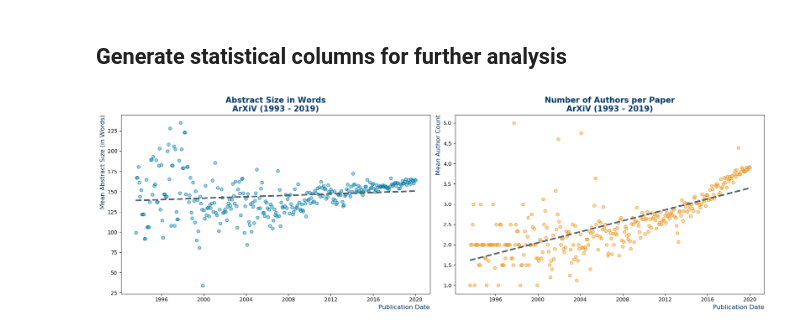
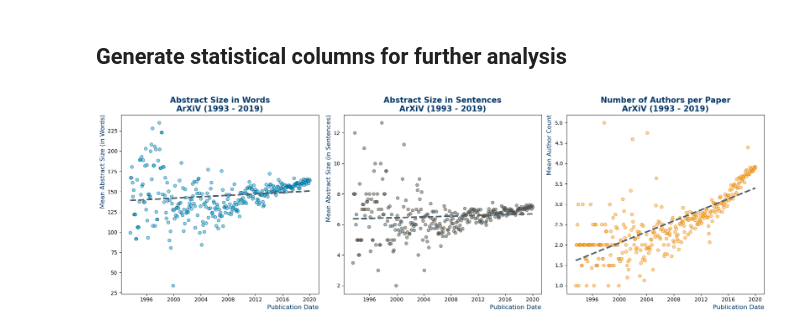
Before and after one commit to cbenge509/arxiv-ai-analysis, a Jupyter notebook: Exploratory Data Analysis.ipynb, the cells around one changed output. Saved outputs shown, nothing was run; the diff lists cells and outputs as text; code cells hidden in the pictures.

```diff
--- a/Exploratory Data Analysis.ipynb
+++ b/Exploratory Data Analysis.ipynb
@@ -290,6 +292,14 @@ del df_categories, df_c
 [figure]
 # %% [markdown]
 ## Generate statistical columns for further analysis
+# %%
+# count the number of sentences per abstract using sentence detection with spaCy
+# this takes a few minutes...
+sp = spacy.load('en_core_web_lg')
+def sentence_count(t):
+    return len(list(sp(t.strip().lower()).sents))
+
+df['abstract_sentence_count'] = df.abstract.apply(lambda x: sentence_count(x))
 # %%
 # capture word count in abstract (separted by spaces)
 df['abstract_word_count'] = df.abstract.apply(lambda x: len(x.strip().split()))
@@ -300,29 +310,41 @@ df['title_word_count'] = df.title.apply(lambda x: len(x.strip().split()))
 # %%
 
 fig = plt.figure(figsize = (18, 6), dpi = 100)
-ax = fig.add_subplot(121)
+ax = fig.add_subplot(131)
 
 abs_data = df.groupby(pd.Grouper(key = 'created', freq = 'M')).abstract_word_count.mean().to_frame().ffill()
 #ax.scatter(list(range(len(abs_data))), abs_data, color = berkeley_palette['berkeley_blue'])
 ax.scatter(abs_data.index, abs_data, color = berkeley_palette['lawrence'], alpha = 0.5, edgecolor = berkeley_palette['berkeley_blue'])
 m, b = np.polyfit(abs_data.index.astype(int), abs_data, 1)
 ax.plot(abs_data.index, m*abs_data.index.astype(int) + b, color = berkeley_palette['pacific'], linestyle = '--',
     alpha = 1, linewidth = 3)
 ax.set_xlabel("Publication Date", fontsize = 12, horizontalalignment = 'right', x = 1.0, color = berkeley_palette['berkeley_blue'])
 ax.set_ylabel("Mean Abstract Size (in Words)", fontsize = 12, horizontalalignment = 'right', y = 1.0, color = berkeley_palette['berkeley_blue'])
 plt.title("Abstract Size in Words\nArXiV (1993 - 2019)", fontsize = 15, fontweight = 'bold', color = berkeley_palette['berkeley_blue'])
 
-ax1 = fig.add_subplot(122)
+ax = fig.add_subplot(132)
+
+abs_data = df.groupby(pd.Grouper(key = 'created', freq = 'M')).abstract_sentence_count.mean().to_frame().ffill()
+#ax.scatter(list(range(len(abs_data))), abs_data, color = berkeley_palette['berkeley_blue'])
+ax.scatter(abs_data.index, abs_data, color = berkeley_palette['founders_rock'], alpha = 0.5, edgecolor = berkeley_palette['south_hall'])
+m, b = np.polyfit(abs_data.index.astype(int), abs_data, 1)
+ax.plot(abs_data.index, m*abs_data.index.astype(int) + b, color = berkeley_palette['pacific'], linestyle = '--',
+    alpha = 1, linewidth = 3)
+ax.set_xlabel("Publication Date", fontsize = 12, horizontalalignment = 'right', x = 1.0, color = berkeley_palette['berkeley_blue'])
+ax.set_ylabel("Mean Abstract Size (in Sentences)", fontsize = 12, horizontalalignment = 'right', y = 1.0, color = berkeley_palette['berkeley_blue'])
+plt.title("Abstract Size in Sentences\nArXiV (1993 - 2019)", fontsize = 15, fontweight = 'bold', color = berkeley_palette['berkeley_blue'])
+
+ax1 = fig.add_subplot(133)
 auth_data = df.groupby(pd.Grouper(key = 'created', freq = 'M')).num_authors.mean().to_frame().ffill()
 ax1.scatter(auth_data.index, auth_data, color = berkeley_palette['california_gold'], alpha = 0.5, edgecolor = berkeley_palette['wellman_tile'])
 m, b = np.polyfit(auth_data.index.astype(int), auth_data, 1)
 ax1.plot(auth_data.index, m*auth_data.index.astype(int) + b, color = berkeley_palette['pacific'], linestyle = '--',
     alpha = 1, linewidth = 3)
 ax1.set_xlabel("Publication Date", fontsize = 12, horizontalalignment = 'right', x = 1.0, color = berkeley_palette['berkeley_blue'])
 ax1.set_ylabel("Mean Author Count", fontsize = 12, horizontalalignment = 'right', y = 1.0, color = berkeley_palette['berkeley_blue'])
 plt.title("Number of Authors per Paper\nArXiV (1993 - 2019)", fontsize = 15, fontweight = 'bold', color = berkeley_palette['berkeley_blue'])
 
 plt.tight_layout()
 plt.show()
 # %% [output]
-[figure, old version]
+[figure, new version]
```
Also changed, not shown: parts of 6 cells of this notebook, 8 other files.
